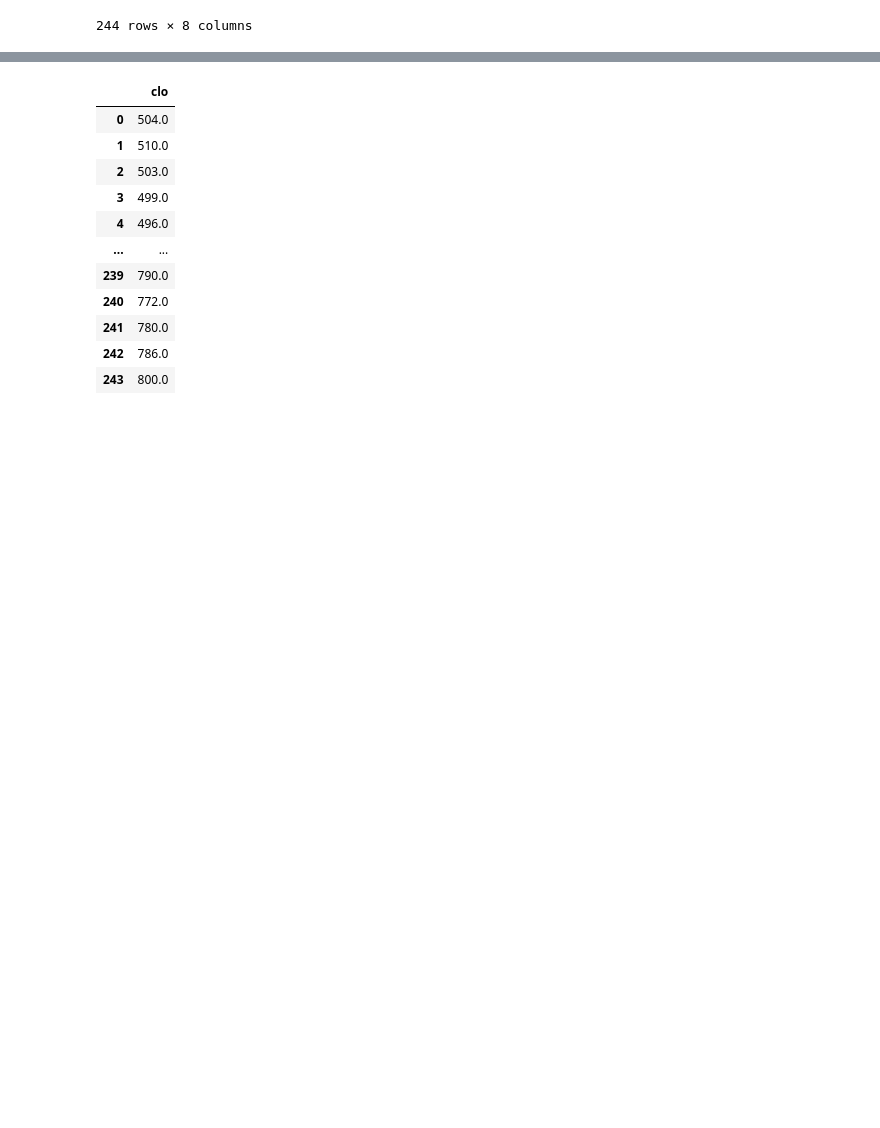
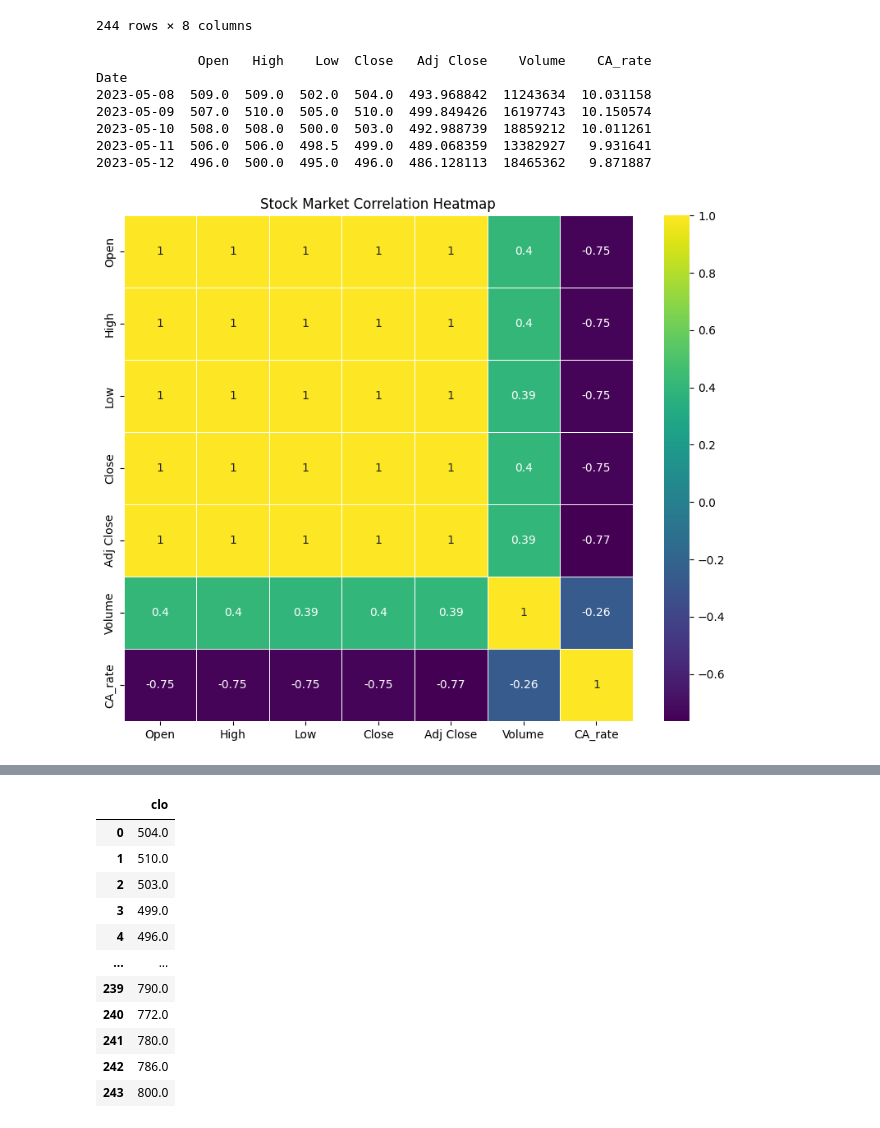
Before and after one commit to Peiteng-Chuang/TSMC_Stock_Predict, a Jupyter notebook: typeG/v1_2.ipynb, the cells around one changed output, grey strips where cells are left out. Cells and saved outputs as stored; diff of their text form; code cells hidden in the pictures; blank space fills up the shorter version.

```diff
--- a/typeG/v1_2.ipynb
+++ b/typeG/v1_2.ipynb
@@ -18,3 +18,29 @@ typeg_data
 | 242 | 2024-05-06 | 791.0 | 793.0 | 786.0 | 786.0 | 786.000000 | 32599878 | 0.000000 |
 | 243 | 2024-05-07 | 797.0 | 800.0 | 792.0 | 800.0 | 800.000000 | 33890214 | 0.000000 |
 244 rows × 8 columns
+# %%
+import matplotlib.pyplot as plt
+import seaborn as sns
+
+typeg_data.set_index('Date', inplace=True)
+
+# 检查数据
+print(typeg_data.head())
+
+# 计算相关矩阵
+corr_matrix = typeg_data.corr()
+
+# 生成热图
+plt.figure(figsize=(10, 8))
+sns.heatmap(corr_matrix, annot=True, cmap='viridis', linewidths=0.5)
+plt.title('Stock Market Correlation Heatmap')
+plt.show()
+# %% [output]
+             Open   High    Low  Close   Adj Close    Volume    CA_rate
+Date
+2023-05-08  509.0  509.0  502.0  504.0  493.968842  11243634  10.031158
+2023-05-09  507.0  510.0  505.0  510.0  499.849426  16197743  10.150574
+2023-05-10  508.0  508.0  500.0  503.0  492.988739  18859212  10.011261
+2023-05-11  506.0  506.0  498.5  499.0  489.068359  13382927   9.931641
+2023-05-12  496.0  500.0  495.0  496.0  486.128113  18465362   9.871887
+[figure, added]
```
Also changed, not shown: parts of 7 cells of this notebook, 1 other file.
